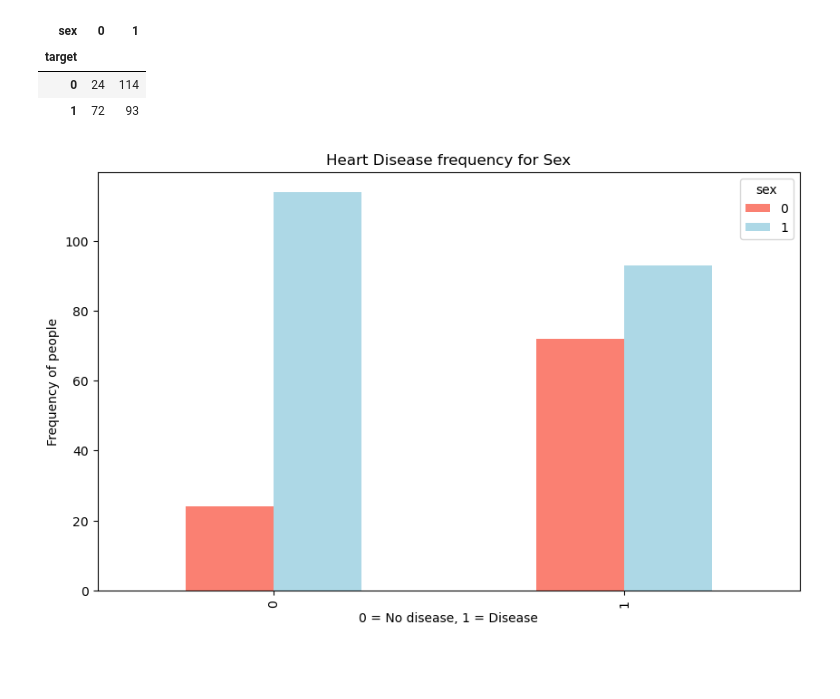
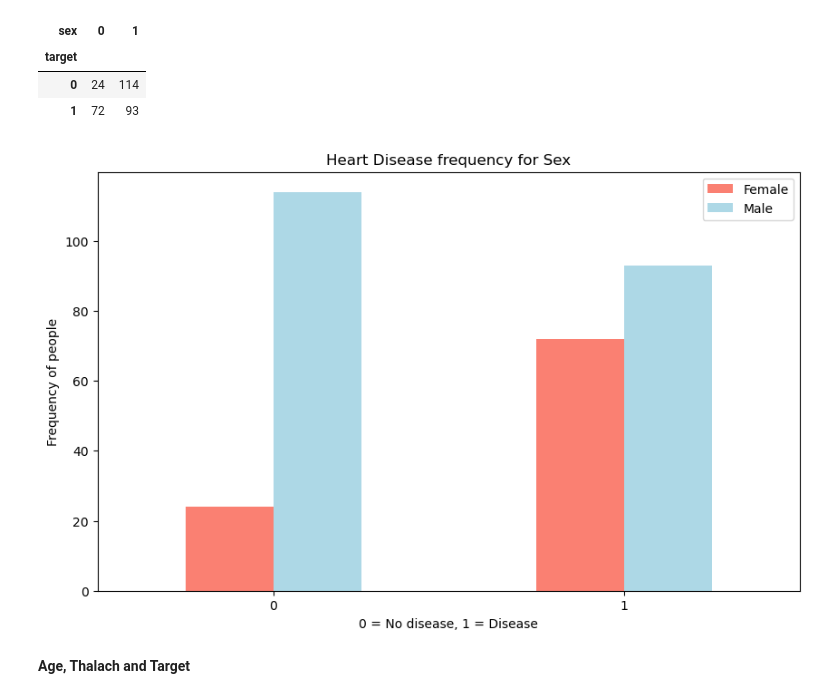
Before and after one commit to shrinidhib/heart-disease-prediction, a Jupyter notebook: heart-disease-classfication.ipynb, the cells around one changed output. Drawn from its saved outputs; the diff is of its cells as text; code cells hidden in the pictures; blank space fills up the shorter version.

```diff
--- a/heart-disease-classfication.ipynb
+++ b/heart-disease-classfication.ipynb
@@ -150,9 +150,11 @@ pd.crosstab(df.target, df.sex)
 # %%
 pd.crosstab(df.target,df.sex).plot(kind='bar', figsize=(10,6), color=['salmon','lightblue'])
 plt.title("Heart Disease frequency for Sex")
 plt.xlabel("0 = No disease, 1 = Disease")
 plt.ylabel("Frequency of people");
 plt.legend(['Female', 'Male'])
-plt.xticks(rotation)
+plt.xticks(rotation=0);
 # %% [output]
-[figure, old version]
+[figure, new version]
+# %% [markdown]
+**Age, Thalach and Target**
```
Also changed, not shown: parts of 6 cells of this notebook.
